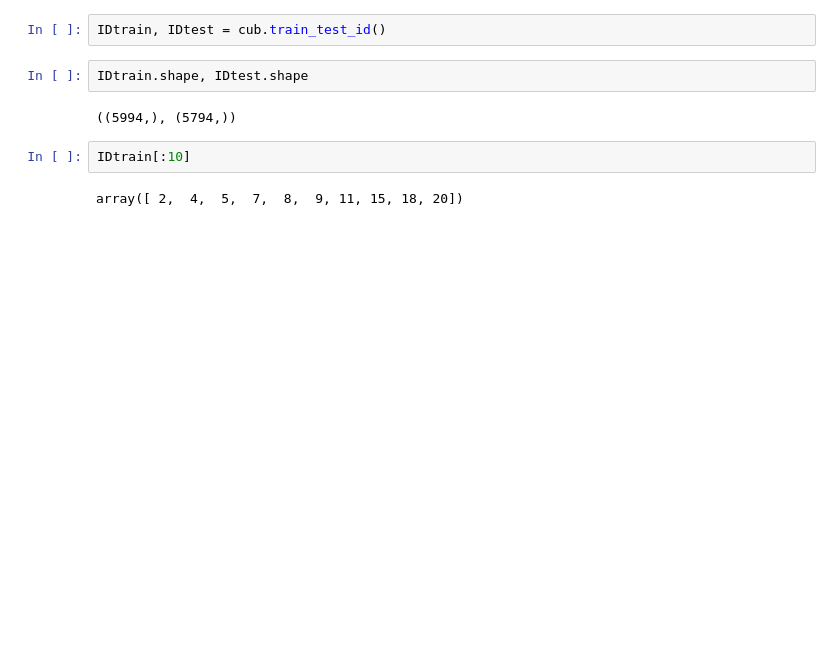
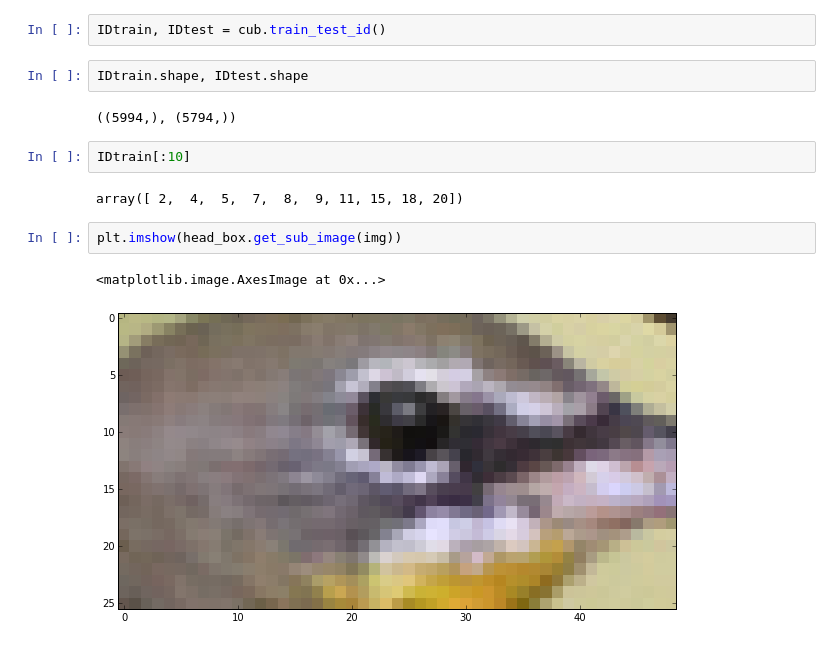
Before and after one commit to yassersouri/fast-bird-part-localization, a Jupyter notebook: experiments.ipynb, the cells around one changed output. Cells and saved outputs as stored; diff of their text form; blank space fills up the shorter version.

```diff
--- a/experiments.ipynb
+++ b/experiments.ipynb
@@ -120,3 +125,8 @@ IDtrain.shape, IDtest.shape
 IDtrain[:10]
 # %% [output]
 array([ 2,  4,  5,  7,  8,  9, 11, 15, 18, 20])
+# %%
+plt.imshow(head_box.get_sub_image(img))
+# %% [output]
+<matplotlib.image.AxesImage at 0x...>
+[figure, added]
```
Also changed, not shown: parts of 7 cells of this notebook, 2 other files.
